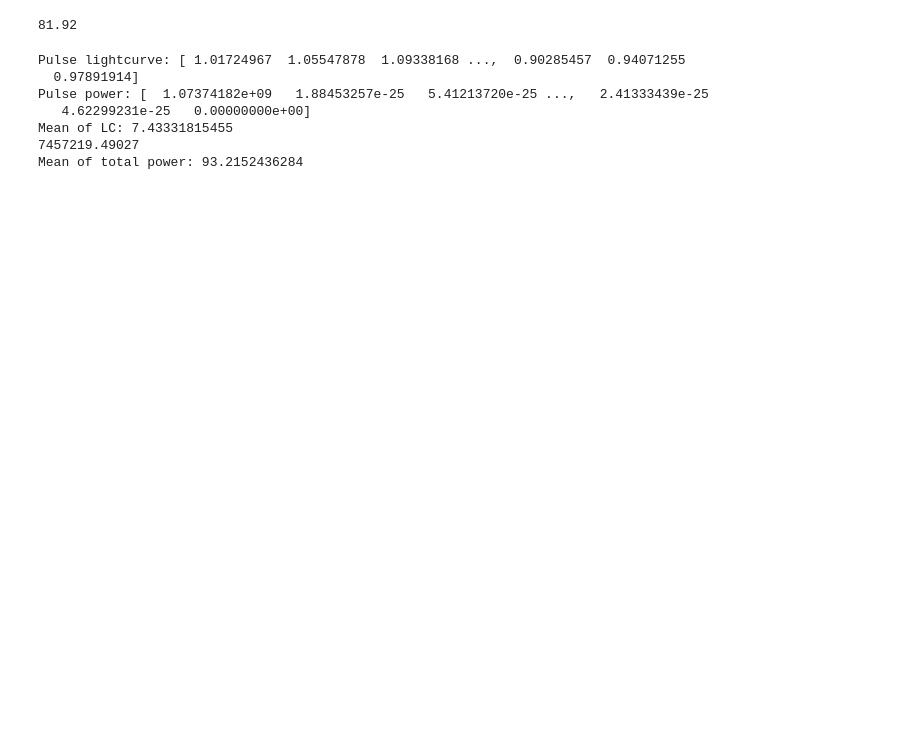
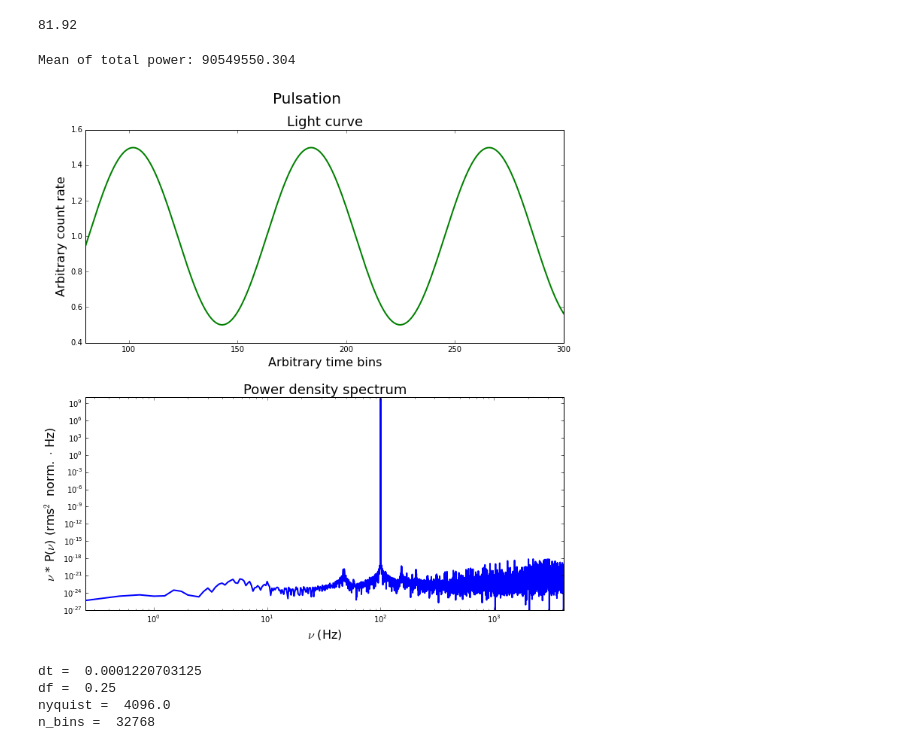
Before and after one commit to evandromr/whizzy_scripts, a Jupyter notebook: TimmerKoenig.ipynb, the cells around one changed output. Drawn from its saved outputs; the diff is of its cells as text; code cells hidden in the pictures; blank space fills up the shorter version.

```diff
--- a/TimmerKoenig.ipynb
+++ b/TimmerKoenig.ipynb
@@ -183,33 +173,59 @@ print bins_per_period
 81.92
 # %%
 pulse_lc = make_pulsation(n_bins, pulse_amp, pulse_mean)
-print "Pulse lightcurve:", pulse_lc
+# print "Pulse lightcurve:", pulse_lc
 pulse_power = np.absolute(fftpack.fft(pulse_lc)) ** 2
 pulse_power = pulse_power[0:len(pos_freq)]
-print "Pulse power:", pulse_power
-
-# print np.shape(pulse_lc)
-# print np.shape(spectrum_lc)
+# print "Pulse power:", pulse_power
 
 # total_lc = (1.0 + pulse_lc) * (1.0 + spectrum_lc)
-total_lc = (1.0 + pulse_lc) * (1.0 + spectrum_lc)
-
+total_lc = (100.0 + pulse_lc) * (100.0 + noise_lc)
 
 total_lc[np.where(total_lc < 0)] = 0
-print "Mean of LC:", np.mean(total_lc)
+# print "Mean of LC:", np.mean(total_lc)
 total_power = np.absolute(fftpack.fft(total_lc)) ** 2
 
 total_power = total_power[0:len(pos_freq)]
-print np.mean(total_power)
-
 total_power = 2.0 * total_power / (dt * n_bins * (200 ** 2))
-
 print "Mean of total power:", np.mean(total_power)
 # %% [output]
-Pulse lightcurve: [ 1.01724967  1.05547878  1.09338168 ...,  0.90285457  0.94071255
-  0.97891914]
-Pulse power: [  1.07374182e+09   1.88453257e-25   5.41213720e-25 ...,   2.41333439e-25
-   4.62299231e-25   0.00000000e+00]
-Mean of LC: 7.43331815455
-7457219.49027
-Mean of total power: 93.2152436284
+Mean of total power: 90549550.304
+# %%
+super_title = "Pulsation"
+# super_title = r"Power law: $\beta$ = %s" % str(beta)
+# super_title = r"Lorentzians: $\Gamma$ = %s at $\omega_0$ = %s Hz, $\Gamma$ = %s at $\omega_0$ = %s Hz; Power law: $\beta$ = %s" % (str(gamma_1), str(w_1), str(gamma_2), str(w_2), str(beta))
+
+npn = pulse_power * pos_freq
+
+fig, (ax1, ax2) = plt.subplots(2,1, figsize=(10,10))
+fig.suptitle(super_title, fontsize=20, y=1.03)
+ax1.plot(time_bins, pulse_lc, linewidth=2.0, color='g')
+ax1.set_xlabel('Arbitrary time bins', fontsize=16)
+ax1.set_ylabel('Arbitrary count rate', fontsize=16)
+ax1.set_xlim(80,300)
+ax1.set_title('Light curve', fontsize=18)
+# ax2.plot(pos_freq, pulse_power * pos_freq, linewidth=2.0)
+ax2.plot(pos_freq, npn, linewidth=2.0)
+ax2.set_xscale('log')
+ax2.set_yscale('log')
+ax2.set_xlabel(r'$\nu$ (Hz)', fontsize=16)
+ax2.set_ylabel(r'$\nu$ * P($\nu$) (rms$^2$ norm. $\cdot$ Hz)', fontsize=16)
+# ax2.set_ylabel(r'$\nu$ * P($\nu$)', fontsize=16)
+ax2.set_xlim(0, nyquist)
+# ax2.set_xlim(0,200)
+# ax2.set_ylim(0,300)
+ax2.set_title('Power density spectrum', fontsize=18)
+fig.tight_layout(pad=1.0, h_pad=2.0)
+plt.show()
+
+print "dt = ", dt
+print "df = ", df
+print "nyquist = ", nyquist
+print "n_bins = ", n_bins
+# print "Mean pulse power:", np.mean(pulse_power)
+# %% [output]
+[figure, added]
+dt =  0.0001220703125
+df =  0.25
+nyquist =  4096.0
+n_bins =  32768
```
Also changed, not shown: parts of 7 cells of this notebook.
